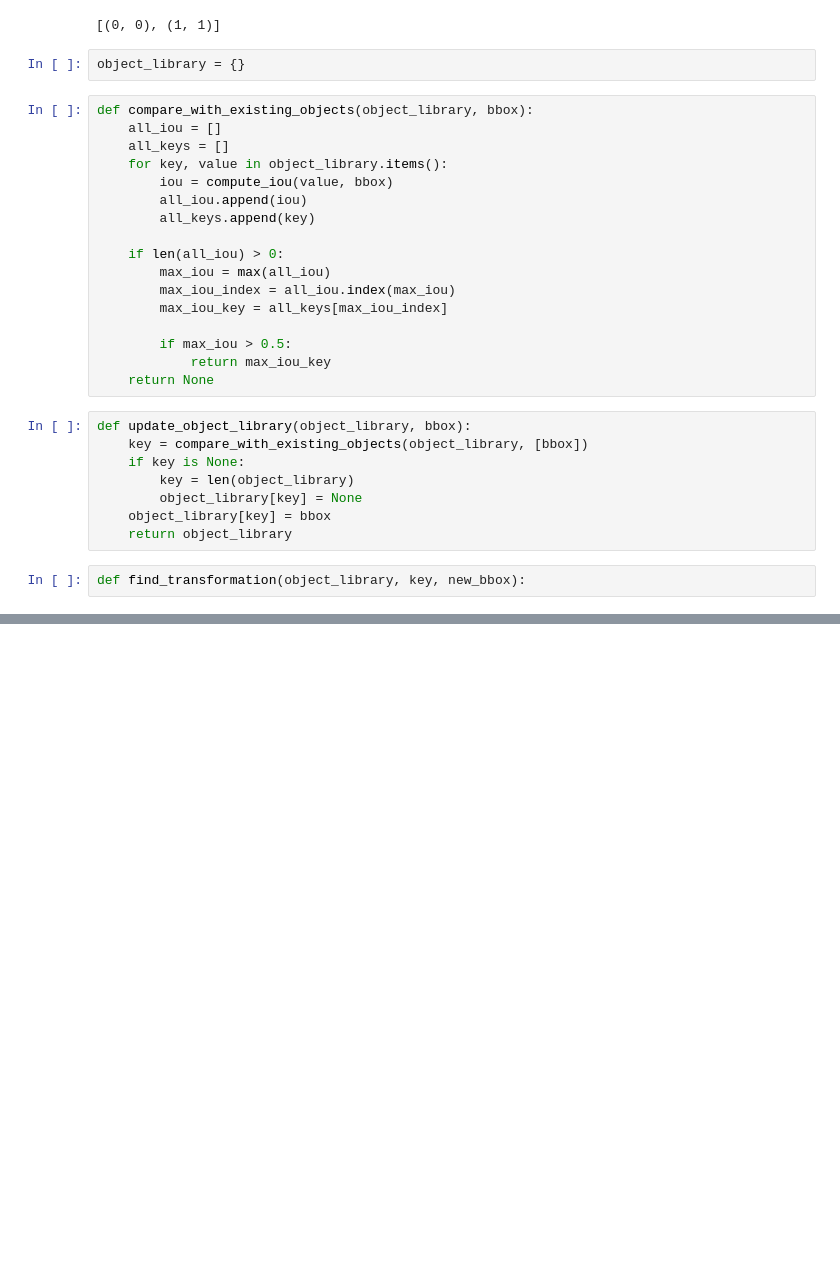
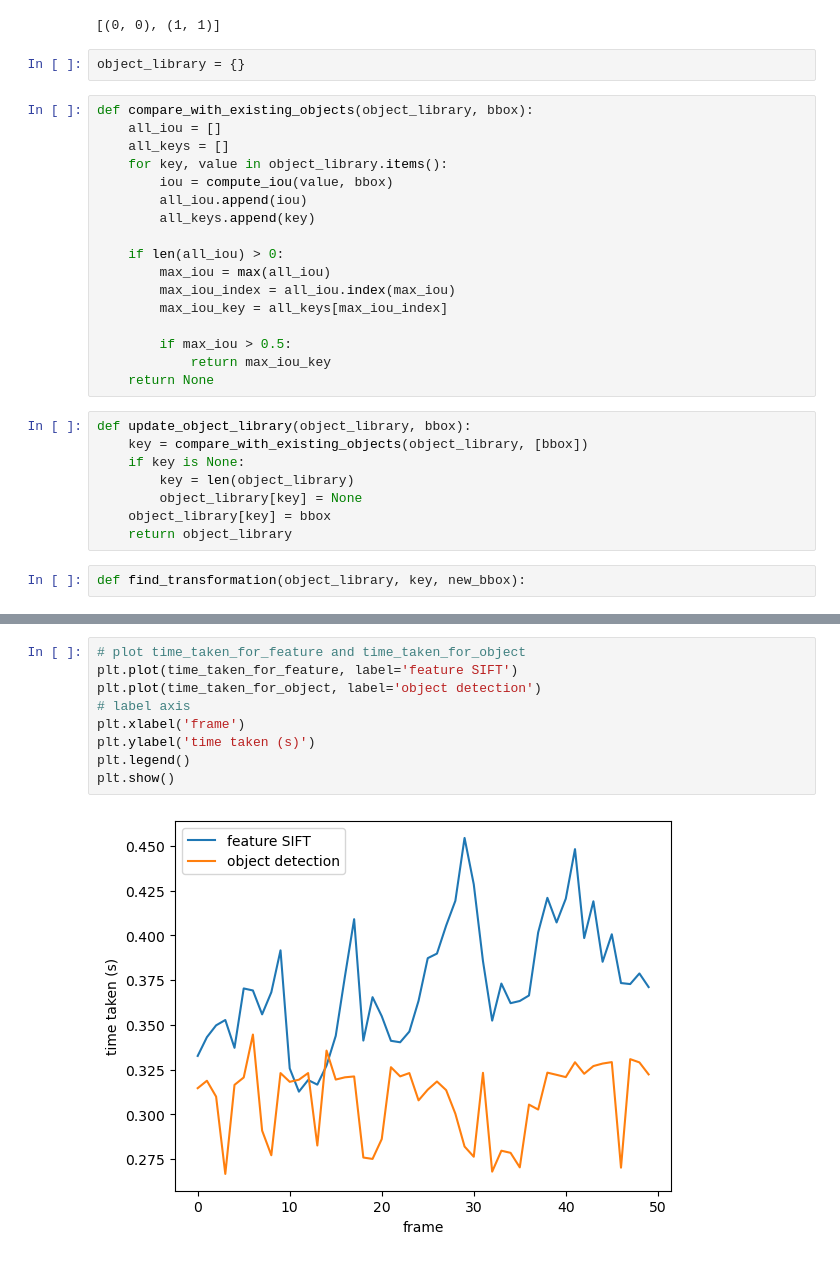
Before and after one commit to hang-yin/RoI-bounded-Visual-Odometry, a Jupyter notebook: experiment/objects_experiment.ipynb, the cells around one changed output, grey strips where cells are left out. Cells and saved outputs as stored; diff of their text form; blank space fills up the shorter version.

```diff
--- a/experiment/objects_experiment.ipynb
+++ b/experiment/objects_experiment.ipynb
@@ -152,0 +455,11 @@ def find_transformation(object_library, key, new_bbox):
+# %%
+# plot time_taken_for_feature and time_taken_for_object
+plt.plot(time_taken_for_feature, label='feature SIFT')
+plt.plot(time_taken_for_object, label='object detection')
+# label axis
+plt.xlabel('frame')
+plt.ylabel('time taken (s)')
+plt.legend()
+plt.show()
+# %% [output]
+[figure, added]
```
Also changed, not shown: parts of 7 cells of this notebook.
